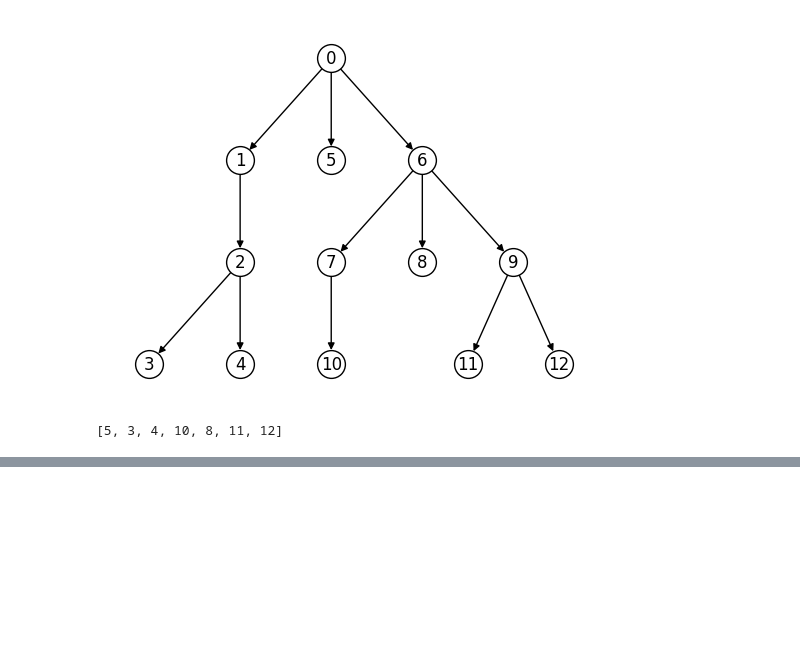
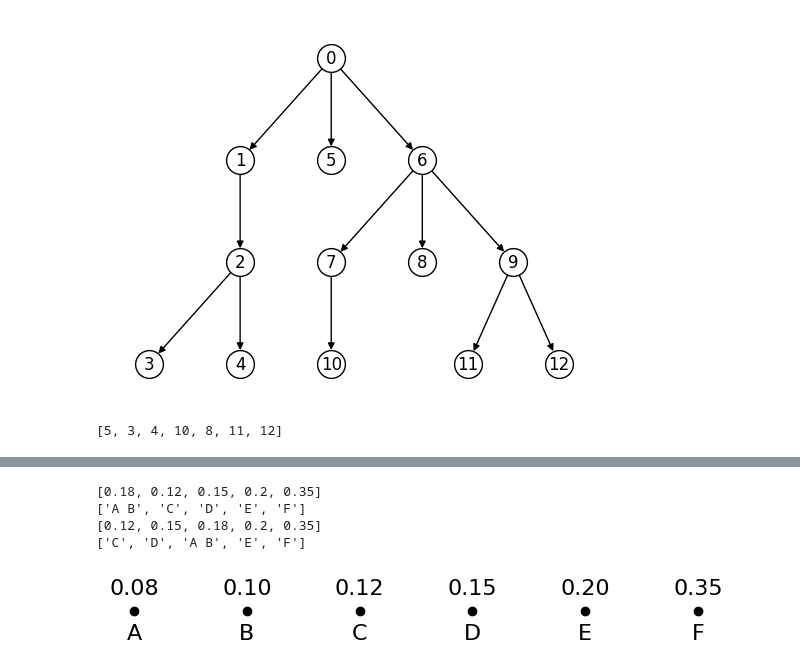
Before and after one commit to LugoBlogger/SI-251-4009-discrete-mathematics-2, a Jupyter notebook: programs/trees.ipynb, the cells around one changed output, grey strips where cells are left out. Drawn from its saved outputs; the diff is of its cells as text; code cells hidden in the pictures; blank space fills up the shorter version.

```diff
--- a/programs/trees.ipynb
+++ b/programs/trees.ipynb
@@ -29,0 +65,37 @@ leaf_nodes
+# %%
+fig, ax = plt.subplots(figsize=(8, 2))
+
+y_offset = 0.2
+i = 0
+labels = ["A", "B", "C", "D", "E", "F"]
+weights = [0.08, 0.10, 0.12, 0.15, 0.20, 0.35]
+num_of_points = len(labels)
+x_data = np.arange(num_of_points)
+y_data = np.ones(num_of_points)*i
+ax.scatter(x_data, y_data, color="k")
+for idx in range(num_of_points):
+  ax.text(x_data[idx], y_data[idx]-y_offset, s=labels[idx], va="center", ha="center")
+  ax.text(x_data[idx], y_data[idx]+y_offset, s=f"{weights[idx]:.2f}", va="center", ha="center")
+
+i = 1
+
+num_of_points = len
+unsort_weights = [sum(weights[:2])] + weights[2:]
+unsort_labels = [" ".join(labels[:2])] + labels[2:]
+print(unsort_weights)
+print(unsort_labels)
+idx_sort = np.argsort(unsort_weights)
+weights = [unsort_weights[idx] for idx in idx_sort]
+labels =[unsort_labels[idx] for idx in idx_sort]
+print(weights)
+print(labels)
+ax.axis("off")
+ax.set_aspect("equal")
+
+plt.show(fig)
+# %% [output]
+[0.18, 0.12, 0.15, 0.2, 0.35]
+['A B', 'C', 'D', 'E', 'F']
+[0.12, 0.15, 0.18, 0.2, 0.35]
+['C', 'D', 'A B', 'E', 'F']
+[figure, added]
```
Also changed, not shown: parts of 3 cells of this notebook, 1 other file.
